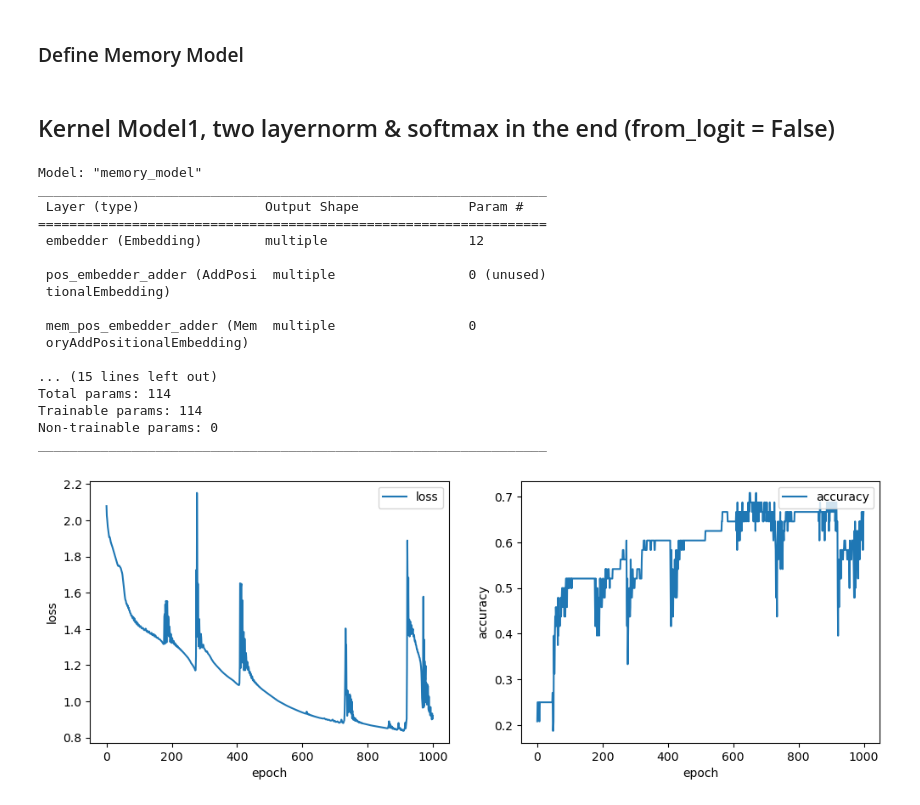
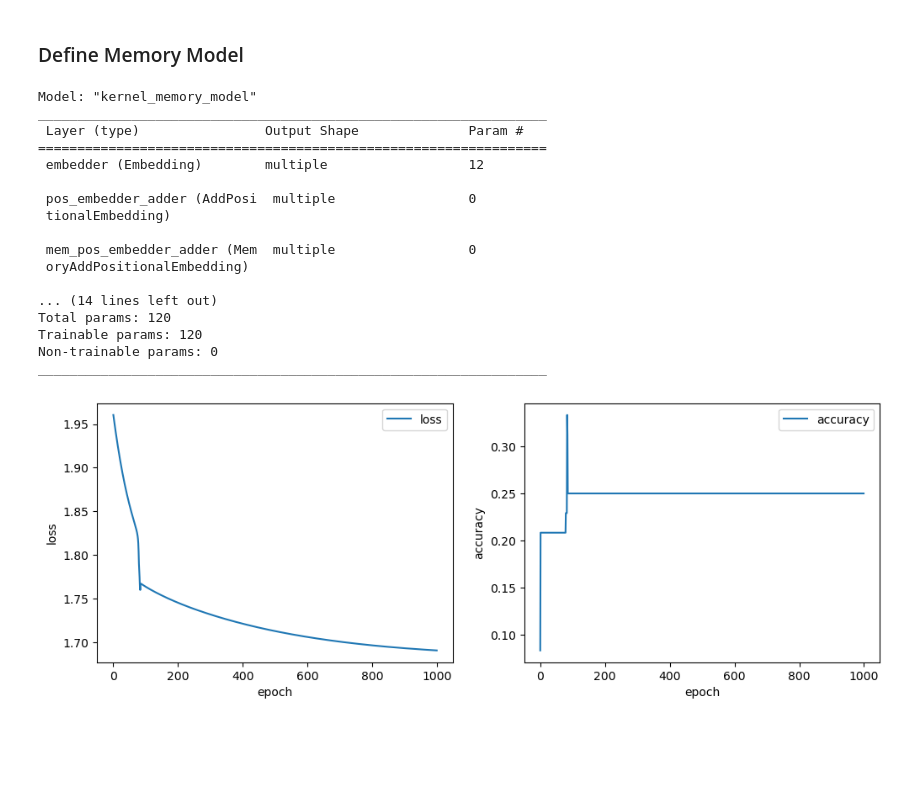
Before and after one commit to Awni00/hierarchical-attention-external-memory, a Jupyter notebook: kernel_model_experiments/hmm_music_loop_kernel_model.ipynb, the cells around one changed output. Drawn from its saved outputs; the diff is of its cells as text; code cells hidden in the pictures; blank space fills up the shorter version.

```diff
--- a/kernel_model_experiments/hmm_music_loop_kernel_model.ipynb
+++ b/kernel_model_experiments/hmm_music_loop_kernel_model.ipynb
@@ -212,5 +202,5 @@ array([[2, 4, 0, 1, 3, 1, 2, 4, 0, 1, 3, 1],
 import tensorflow as tf
 from tensorflow.keras import layers
 
-train_ds = tf.data.Dataset.from_tensor_slices(((train_seqs_x, mem_seqs_x, mem_seqs_y), train_seqs_y)).batch(4)
-test_ds = tf.data.Dataset.from_tensor_slices(((test_seqs_x, mem_seqs_x, mem_seqs_y), test_seqs_y)).batch(4)
+train_ds = tf.data.Dataset.from_tensor_slices(((train_seqs_x, mem_seqs_x), train_seqs_y)).batch(4)
+test_ds = tf.data.Dataset.from_tensor_slices(((test_seqs_x, mem_seqs_x), test_seqs_y)).batch(4)
@@ -238,2 +206,0 @@ class MemoryAddPositionalEmbedding(tf.keras.layers.Layer):
-# %% [markdown]
-## Kernel Model1, two layernorm & softmax in the end (from_logit = False)
@@ -333,37 +207,40 @@ class MemoryModel(tf.keras.Model):
 # %%
+from kernel_memory_transformer import KernelMemoryTransformer
 vocab_size = num_notes
 embedding_dim = num_notes // 3
 n_heads = 2
-memory_model1 = MemoryModel(vocab_size, embedding_dim=embedding_dim, key_dim=embedding_dim // n_heads, n_heads=n_heads, name='memory_model')
-memory_model1([train_seqs_x, mem_seqs_x, mem_seqs_y]); # build model
+memory_model1 = KernelMemoryTransformer(vocab_size,
+                                        embedding_dim=embedding_dim, key_dim=embedding_dim // n_heads,
+                                        n_heads=n_heads, ff_sizes = [embedding_dim, ], name='kernel_memory_model')
+memory_model1([train_seqs_x, mem_seqs_x]); # build model
 
-create_opt = lambda: tf.optimizers.Adam(learning_rate=1e-2)
+create_opt = lambda: tf.optimizers.Adam()
 loss = tf.keras.losses.SparseCategoricalCrossentropy(from_logits=False)
 memory_model1.compile(optimizer=create_opt(), loss=loss, metrics=['accuracy'])
 memory_model1.summary()
 # %% [output]
-Model: "memory_model"
+Model: "kernel_memory_model"
 _________________________________________________________________
  Layer (type)                Output Shape              Param #
 =================================================================
  embedder (Embedding)        multiple                  12
 
- pos_embedder_adder (AddPosi  multiple                 0 (unused)
+ pos_embedder_adder (AddPosi  multiple                 0
  tionalEmbedding)
 
  mem_pos_embedder_adder (Mem  multiple                 0
  oryAddPositionalEmbedding)
 
-... (15 lines left out)
-Total params: 114
-Trainable params: 114
+... (14 lines left out)
+Total params: 120
+Trainable params: 120
 Non-trainable params: 0
 _________________________________________________________________
 # %%
-history1 = memory_model1.fit(train_ds, epochs=1000, verbose=0)
+history1 = memory_model1.fit(train_ds, epochs=1000, verbose=0, callbacks=[TqdmCallback()])
 utils.plot_history(history1, plot_attrs=('loss', 'accuracy'), val=False, figsize=(12,4));
 # %% [output]
-[figure, old version]
+[figure, new version]
 # %%
 memory_model1.evaluate(train_ds)
 memory_model1.evaluate(test_ds)
```
Also changed, not shown: parts of 52 cells of this notebook, 3 other files.
